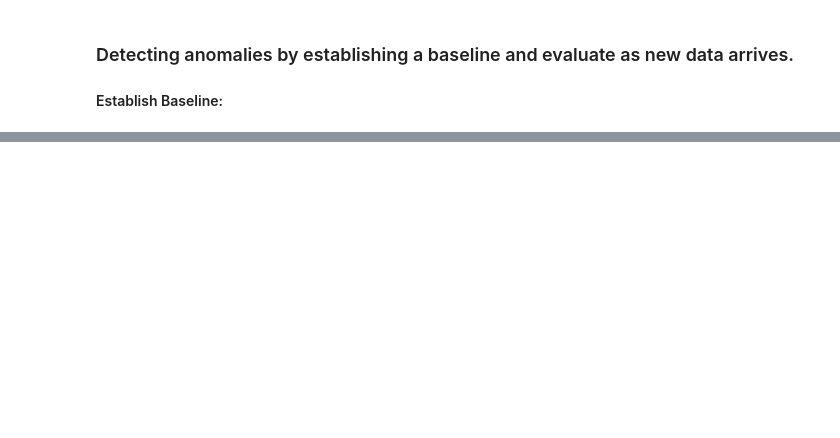
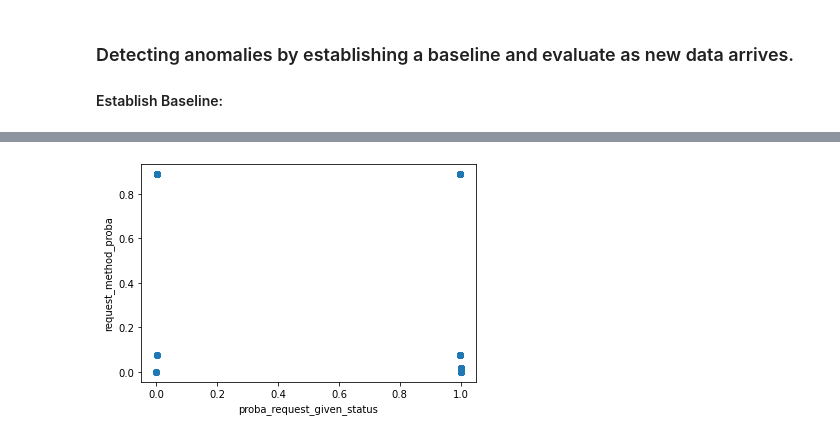
Before and after one commit to RobLMurphy92/anomaly-detection-exercises, a Jupyter notebook: discrete_anomaly_detection.ipynb, the cells around one changed output, grey strips where cells are left out. Drawn from its saved outputs; the diff is of its cells as text; code cells hidden in the pictures; blank space fills up the shorter version.

```diff
--- a/discrete_anomaly_detection.ipynb
+++ b/discrete_anomaly_detection.ipynb
@@ -284,0 +538,8 @@ plot_unique(status_df, status_df.status, status_df.status_count)
+# %%
+# plot the probabilities
+
+plt.scatter(df.proba_request_given_status,df.request_method_proba)
+plt.xlabel('proba_request_given_status')
+plt.ylabel('request_method_proba');
+# %% [output]
+[figure, added]
```
Also changed, not shown: parts of 30 cells of this notebook.
